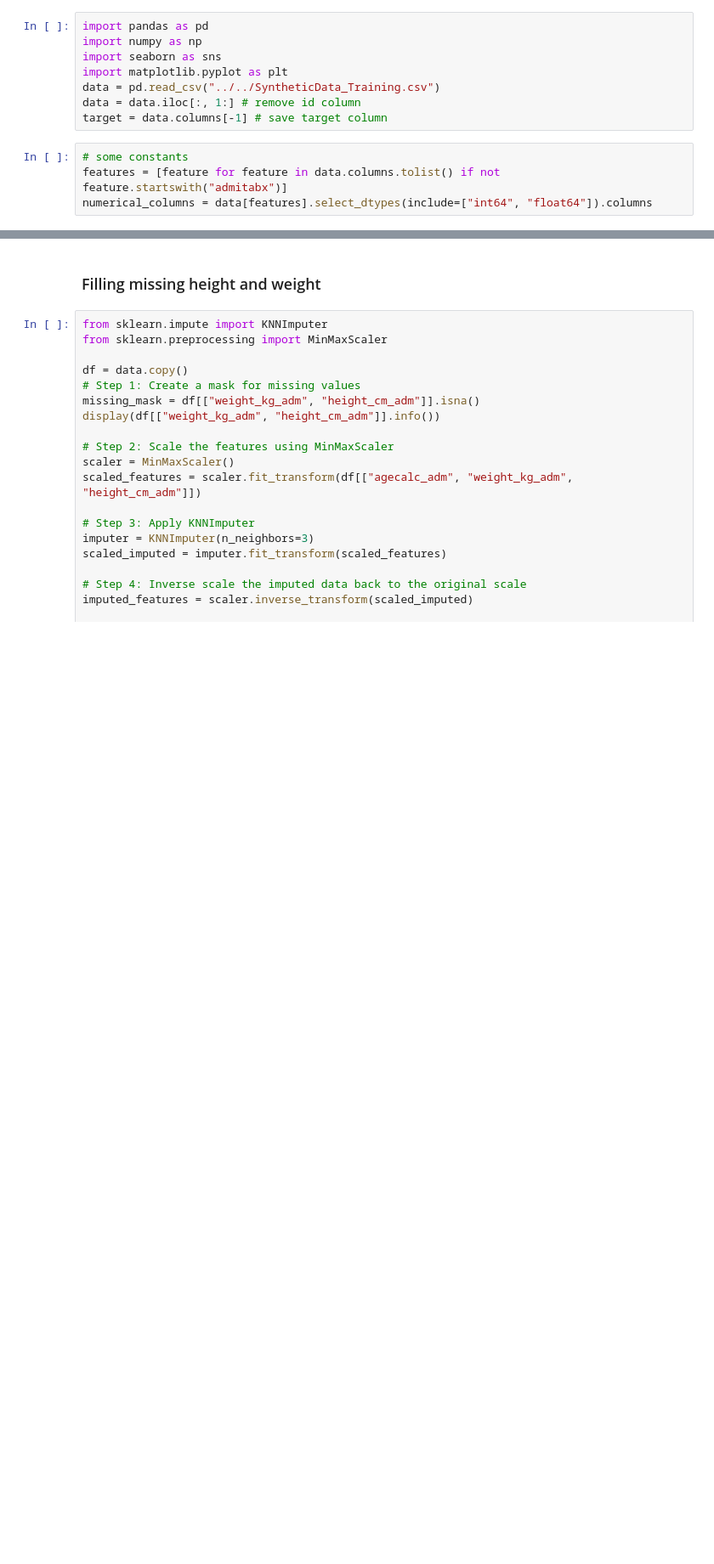
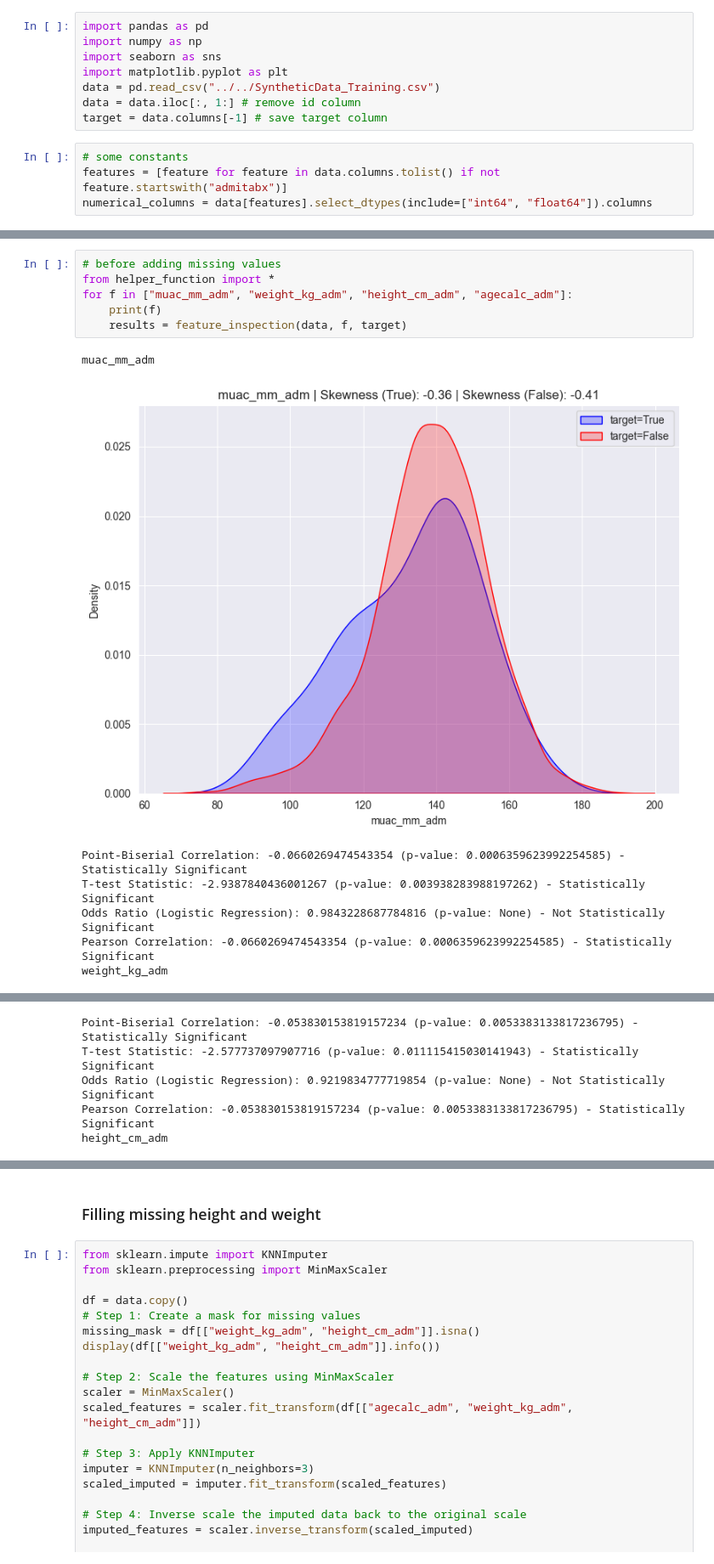
Before and after one commit to ucheokechukwu/Pediatric-Sepsis-Challenge, a Jupyter notebook: notebooks/uche_src/uche_eda_clean.ipynb, the cells around one changed output, grey strips where cells are left out. Shown at 85% size. Drawn from its saved outputs; the diff is of its cells as text; blank space fills up the shorter version.

```diff
--- a/notebooks/uche_src/uche_eda_clean.ipynb
+++ b/notebooks/uche_src/uche_eda_clean.ipynb
@@ -45,3 +45,17 @@ with pd.option_context('display.max_colwidth', None, 'display.max_rows', None, '
 | 135 | Admission | glucose_mmolpl_adm | Blood glucose (mmol/L) | 9 missing values\n(0.3%) | NaN | Continuous | Laboratory |
 | 136 | Admission | sqi1_perc_oxi_adm | Best admission SQI | 130 missing values\n(4.8%) | NaN | Continuous | Recording data |
 | 137 | Admission | sqi2_perc_oxi_adm | 2nd best admission SQI | 207 missing values\n(7.7%) | NaN | Continuous | Recording data |
+# %%
+# before adding missing values
+from helper_function import *
+for f in ["muac_mm_adm", "weight_kg_adm", "height_cm_adm", "agecalc_adm"]:
+    print(f)
+    results = feature_inspection(data, f, target)
+# %% [output]
+muac_mm_adm
+[figure, added]
+Point-Biserial Correlation: -0.0660269474543354 (p-value: 0.0006359623992254585) - Statistically Significant
+T-test Statistic: -2.9387840436001267 (p-value: 0.003938283988197262) - Statistically Significant
+Odds Ratio (Logistic Regression): 0.9843228687784816 (p-value: None) - Not Statistically Significant
+Pearson Correlation: -0.0660269474543354 (p-value: 0.0006359623992254585) - Statistically Significant
+weight_kg_adm
@@ -47,0 +63,5 @@ with pd.option_context('display.max_colwidth', None, 'display.max_rows', None, '
+Point-Biserial Correlation: -0.053830153819157234 (p-value: 0.0053383133817236795) - Statistically Significant
+T-test Statistic: -2.577737097907716 (p-value: 0.011115415030141943) - Statistically Significant
+Odds Ratio (Logistic Regression): 0.9219834777719854 (p-value: None) - Not Statistically Significant
+Pearson Correlation: -0.053830153819157234 (p-value: 0.0053383133817236795) - Statistically Significant
+height_cm_adm
```
Also changed, not shown: parts of 2 cells of this notebook.
